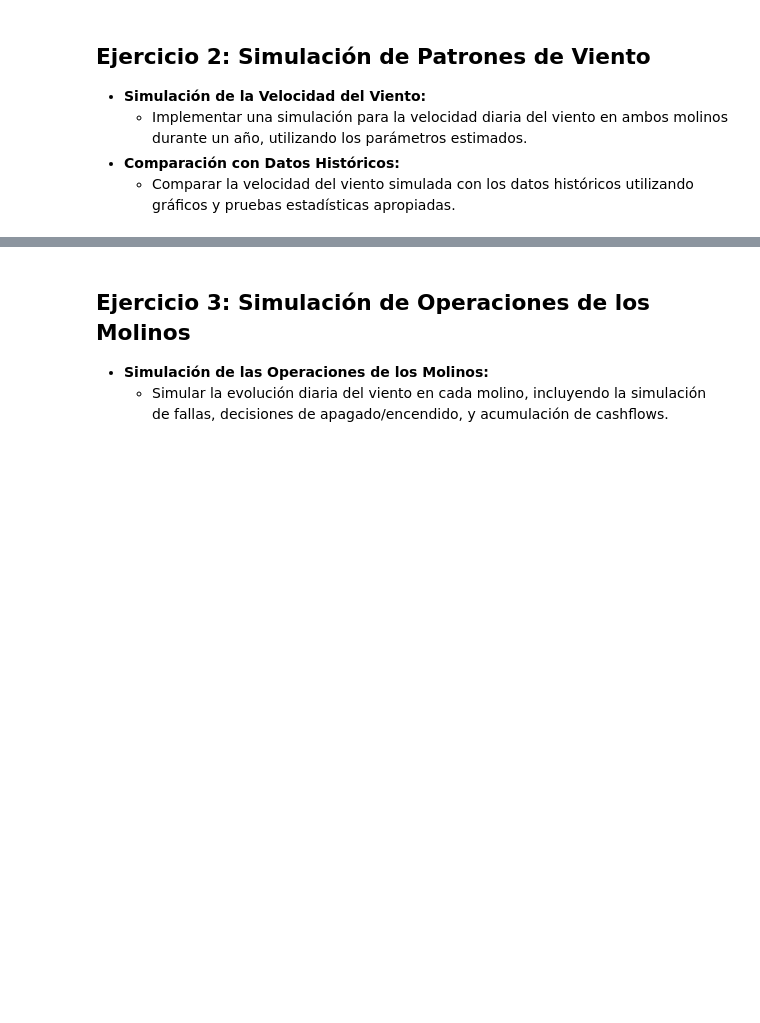
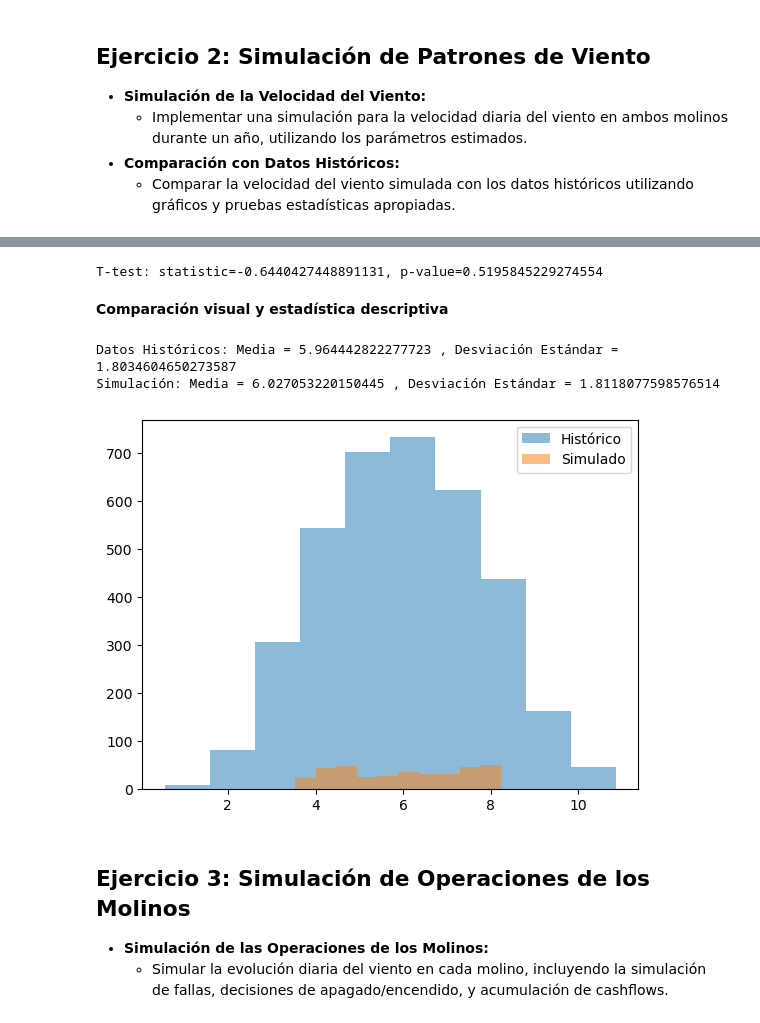
Before and after one commit to olmiave/ACN_TP1, a Jupyter notebook: TP1.ipynb, the cells around one changed output, grey strips where cells are left out. Drawn from its saved outputs; the diff is of its cells as text; code cells hidden in the pictures; blank space fills up the shorter version.

```diff
--- a/TP1.ipynb
+++ b/TP1.ipynb
@@ -407,3 +487,25 @@ plt.show()
+# %%
+# Comparar las medias de la velocidad del viento simulada e histórica
+stat, p_value = ttest_ind(wind["regional wind"], N.mean(axis=0))
+print(f"T-test: statistic={stat}, p-value={p_value}")
+# %% [output]
+T-test: statistic=-0.6440427448891131, p-value=0.5195845229274554
+# %% [markdown]
+**Comparación visual y estadística descriptiva**
+# %%
+# Comparación de medias y desviaciones estándar
+print("Datos Históricos: Media =", wind["regional wind"].mean(), ", Desviación Estándar =", wind["regional wind"].std())
+print("Simulación: Media =", N.mean(), ", Desviación Estándar =", N.std())
+
+# Comparación visual de histogramas
+plt.hist(wind["regional wind"], bins=10, alpha=0.5, label='Histórico')
+plt.hist(N.mean(axis=0), bins=10, alpha=0.5, label='Simulado')
+plt.legend()
+plt.show()
+# %% [output]
+Datos Históricos: Media = 5.964442822277723 , Desviación Estándar = 1.8034604650273587
+Simulación: Media = 6.027053220150445 , Desviación Estándar = 1.8118077598576514
+[figure, added]
 # %% [markdown]
 ## **Ejercicio 3: Simulación de Operaciones de los Molinos** <a name="Ejercicio-3"></a>
 - **Simulación de las Operaciones de los Molinos:**
```
Also changed, not shown: parts of 11 cells of this notebook.
